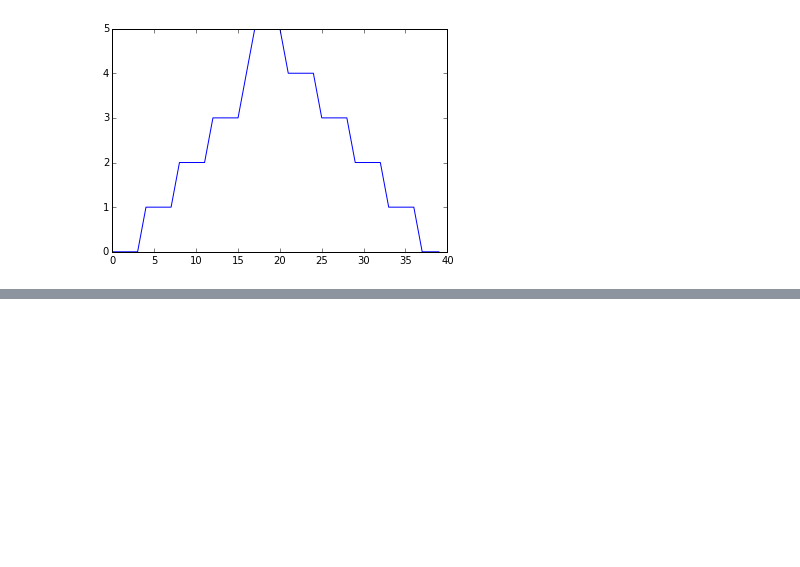
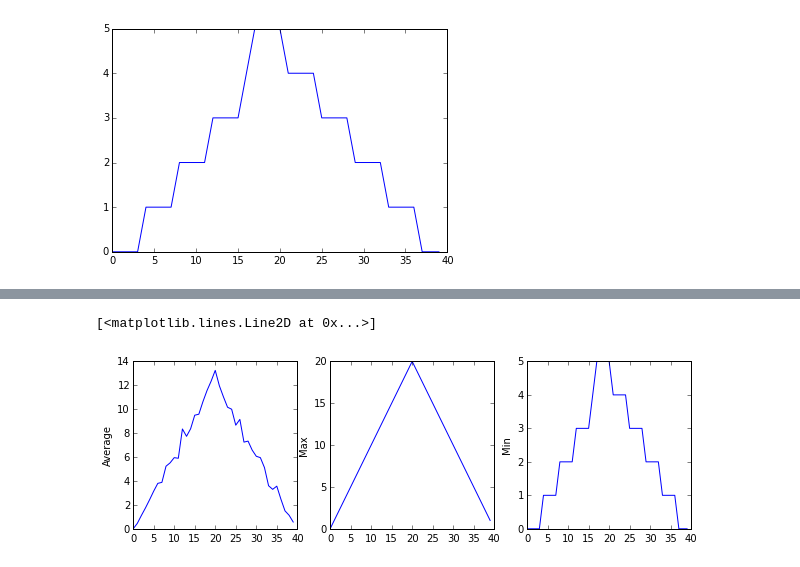
Before and after one commit to story645/ccny_software_carpentary, a Jupyter notebook: morning_session.ipynb, the cells around one changed output, grey strips where cells are left out. Cells and saved outputs as stored; diff of their text form; code cells hidden in the pictures; blank space fills up the shorter version.

```diff
--- a/morning_session.ipynb
+++ b/morning_session.ipynb
@@ -187,0 +205,20 @@ axes3 = fig.add_subplot(1, 3, 3)
+# %%
+fig = matplotlib.pyplot.figure(figsize=(10.0,3.0))
+axes1 = fig.add_subplot(1, 3, 1)
+axes2 = fig.add_subplot(1, 3, 2)
+axes3 = fig.add_subplot(1, 3, 3)
+
+#lets throw on labels
+#this goes in position 1 (1st horizontal space)
+axes1.set_ylabel('Average')
+axes1.plot(data.mean(axis=0))
+
+#this goes in position 2 (2nd horizontal space)
+axes2.set_ylabel('Max')
+axes2.plot(data.max(axis=0))
+
+axes3.set_ylabel('Min')
+axes3.plot(data.min(axis=0))
+# %% [output]
+[<matplotlib.lines.Line2D at 0x...>]
+[figure, added]
```
Also changed, not shown: parts of 3 cells of this notebook.
